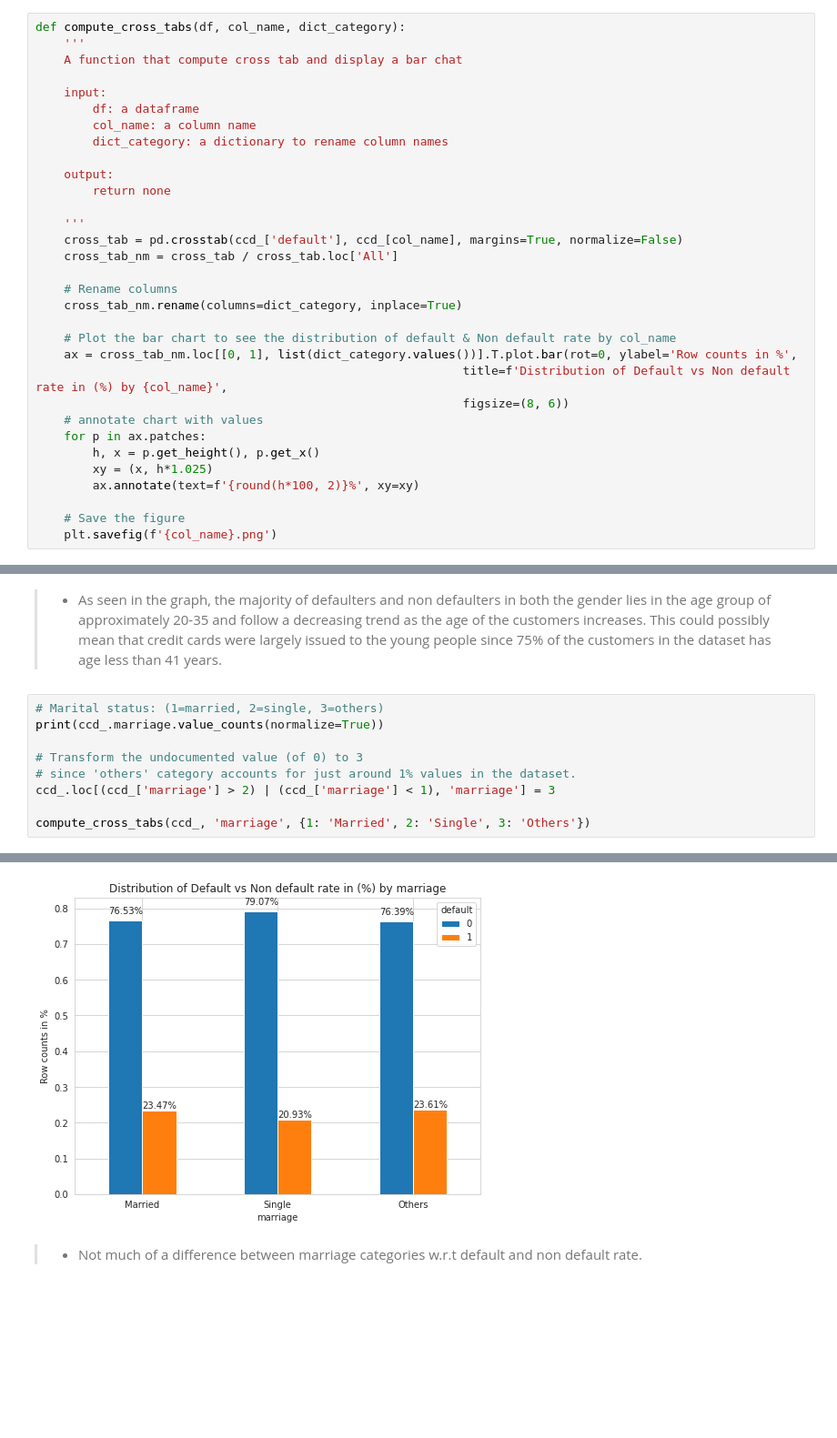
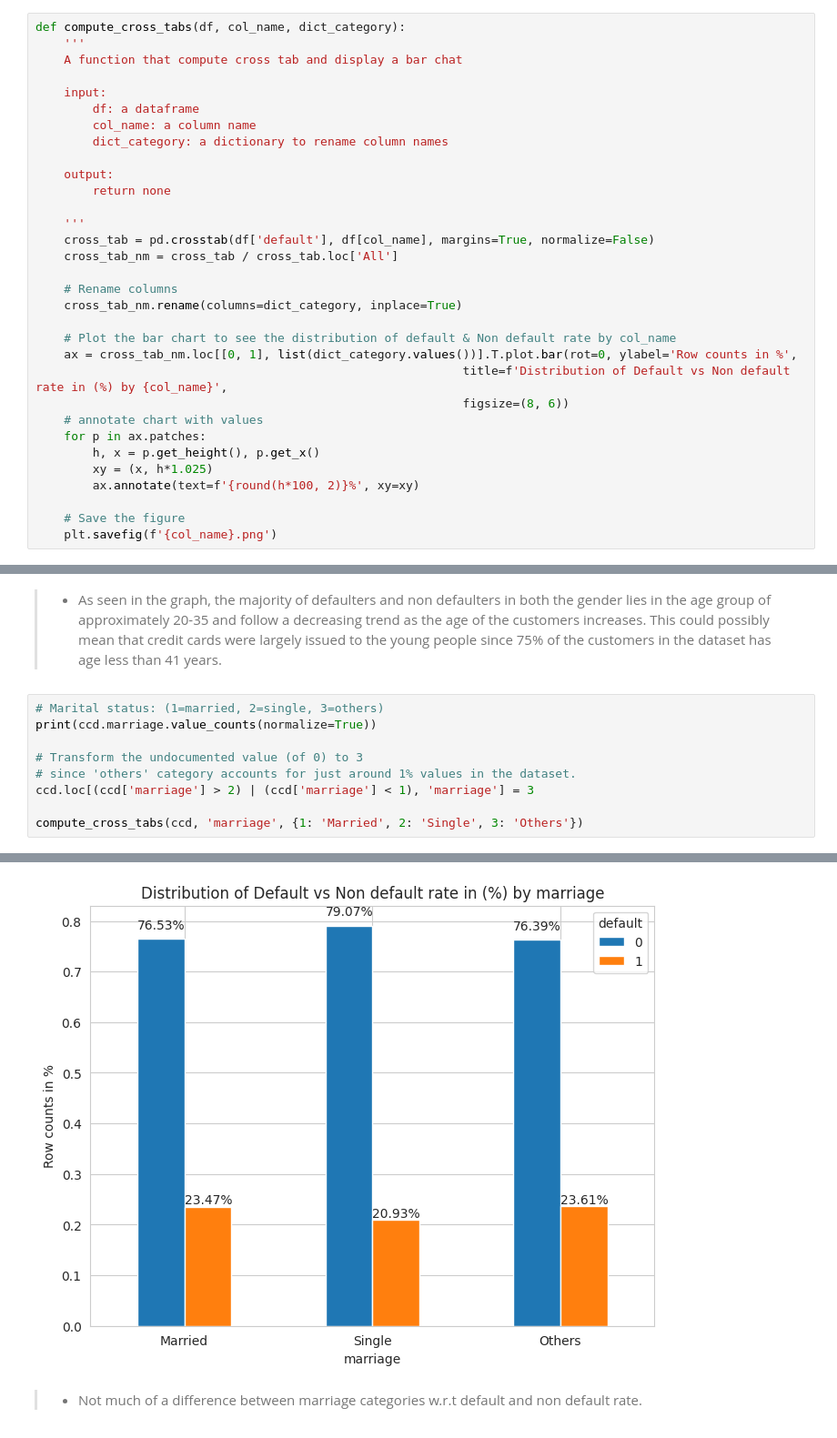
Before and after one commit to yesmkaran/Writing-a-Data-Scientist-Blog-Post-Project, a Jupyter notebook: credit-card-default.ipynb, the cells around one changed output, grey strips where cells are left out. Shown at 91% size. Saved outputs shown, nothing was run; the diff lists cells and outputs as text; blank space fills up the shorter version.

```diff
--- a/credit-card-default.ipynb
+++ b/credit-card-default.ipynb
@@ -473,7 +483,7 @@ def compute_cross_tabs(df, col_name, dict_category):
         return none
 
     '''
-    cross_tab = pd.crosstab(ccd_['default'], ccd_[col_name], margins=True, normalize=False)
+    cross_tab = pd.crosstab(df['default'], df[col_name], margins=True, normalize=False)
     cross_tab_nm = cross_tab / cross_tab.loc['All']
 
     # Rename columns
@@ -520,20 +530,20 @@ plt.savefig('sex-default-age.png')
 > - As seen in the graph, the majority of defaulters and non defaulters in both the gender lies in the age group of approximately 20-35 and follow a decreasing trend as the age of the customers increases. This could possibly mean that credit cards were largely issued to the young people since 75% of the customers in the dataset has age less than 41 years.
 # %%
 # Marital status: (1=married, 2=single, 3=others)
-print(ccd_.marriage.value_counts(normalize=True))
+print(ccd.marriage.value_counts(normalize=True))
 
 # Transform the undocumented value (of 0) to 3
 # since 'others' category accounts for just around 1% values in the dataset.
-ccd_.loc[(ccd_['marriage'] > 2) | (ccd_['marriage'] < 1), 'marriage'] = 3
+ccd.loc[(ccd['marriage'] > 2) | (ccd['marriage'] < 1), 'marriage'] = 3
 
-compute_cross_tabs(ccd_, 'marriage', {1: 'Married', 2: 'Single', 3: 'Others'})
+compute_cross_tabs(ccd, 'marriage', {1: 'Married', 2: 'Single', 3: 'Others'})
 # %% [output]
 2    0.532133
 1    0.455300
 3    0.010767
 0    0.001800
 Name: marriage, dtype: float64
-[figure, old version]
+[figure, new version]
 # %% [markdown]
 > - Not much of a difference between marriage categories w.r.t default and non default rate.
 # %%
```
Also changed, not shown: parts of 33 cells of this notebook.
